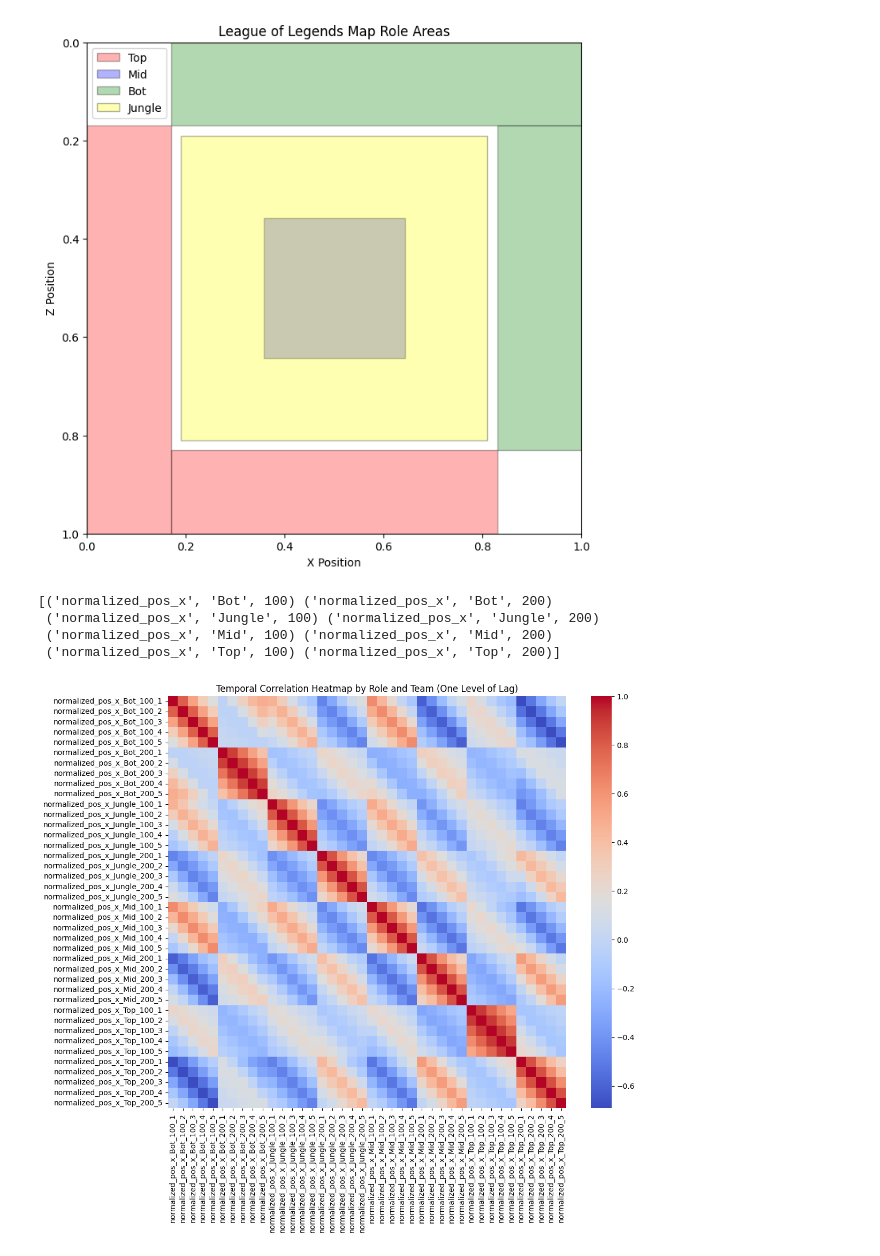
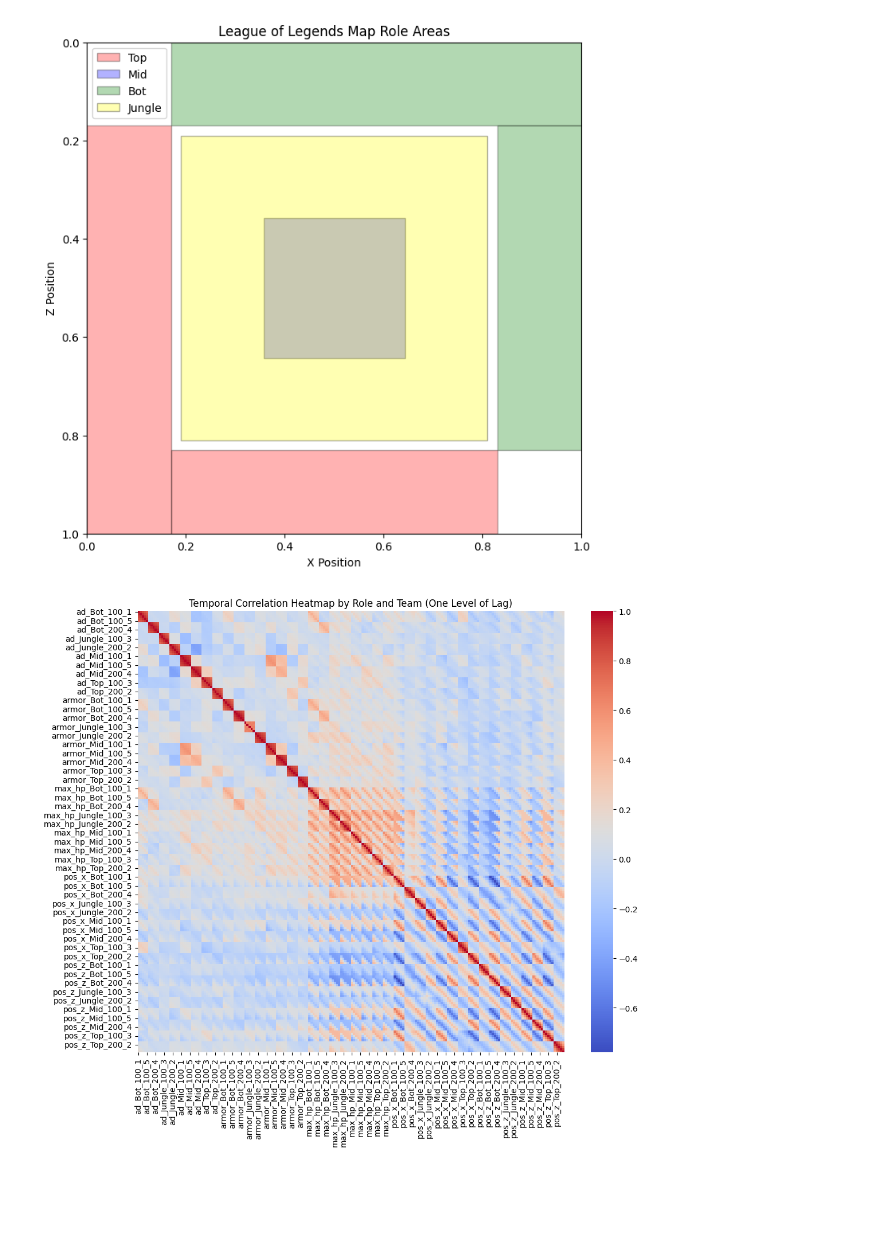
Before and after one commit to Tapiiri/Training-Machine-Learning-Models-for-E-sports-Spatiotemporal-Time-Series-Forecasting, a Jupyter notebook: all_player_features.ipynb, the cells around one changed output. Saved outputs shown, nothing was run; the diff lists cells and outputs as text; code cells hidden in the pictures; blank space fills up the shorter version.

```diff
--- a/all_player_features.ipynb
+++ b/all_player_features.ipynb
@@ -145,10 +145,10 @@ def plot_champion_positions(data, champion_names):
 def is_within_range(player_data, range_):
     x_min, x_max = sorted([range_[0][0], range_[1][0]])
     z_min, z_max = sorted([range_[0][1], range_[1][1]])
-    return np.sum((player_data['normalized_pos_x'] > x_min) &
-                  (player_data['normalized_pos_x'] < x_max) &
-                  (player_data['normalized_pos_z'] > z_min) &
-                  (player_data['normalized_pos_z'] < z_max))
+    return np.sum((player_data['pos_x'] > x_min) &
+                  (player_data['pos_x'] < x_max) &
+                  (player_data['pos_z'] > z_min) &
+                  (player_data['pos_z'] < z_max))
 
 # Function to assign roles to each player with dynamic ranges
 
@@ -210,11 +210,9 @@ for game_id, game_data in data.groupby('game_id'):
 data['role'] = data['name'].map(all_roles)
 # %%
 # Pivot the data so that each row contains values for all players at each timestamp, using roles and teams
-pivot_columns = ['normalized_pos_x']
+pivot_columns = ['pos_z', 'armor', 'max_hp', 'ad', 'pos_x']
 pivoted_data = data.pivot_table(
     index=['game_id', 'time'], columns=['role', 'team'], values=pivot_columns)
-
-print(pivoted_data.columns.values)
 
 # Flatten the MultiIndex columns
 pivoted_data.columns = ['_'.join([str(v) for v in col]).strip()
@@ -264,38 +262,34 @@ def sort_columns_properly(columns):
 sorted_columns_properly = sort_columns_properly(
     sliding_windows_data_lag.columns)
 sliding_windows_data_lag_sorted = sliding_windows_data_lag[sorted_columns_properly]
 
 # Function to reshape the sliding windows data for correlation analysis
 
 
 def reshape_sliding_windows(sliding_windows_data, window_size):
     reshaped_data = {}
     for col in sliding_windows_data.columns:
         if 'game' in col or 'time' in col:
             continue
 
         reshaped_data[col] = sliding_windows_data[col]
     return pd.DataFrame(reshaped_data)
 
 
 # Reshape the sliding windows data for correlation analysis
 reshaped_data_lag_sorted = reshape_sliding_windows(
     sliding_windows_data_lag_sorted, H)
 
 # Compute the correlation matrix
 correlation_matrix_lag_sorted = reshaped_data_lag_sorted.corr()
 
 # Visualize the correlation matrix as a heatmap
 plt.figure(figsize=(12, 10))
 sns.heatmap(correlation_matrix_lag_sorted, annot=False, cmap='coolwarm')
 plt.title('Temporal Correlation Heatmap by Role and Team (One Level of Lag)')
 plt.show()
 # %% [output]
-[('normalized_pos_x', 'Bot', 100) ('normalized_pos_x', 'Bot', 200)
- ('normalized_pos_x', 'Jungle', 100) ('normalized_pos_x', 'Jungle', 200)
- ('normalized_pos_x', 'Mid', 100) ('normalized_pos_x', 'Mid', 200)
- ('normalized_pos_x', 'Top', 100) ('normalized_pos_x', 'Top', 200)]
-[figure, old version]
+[figure, new version]
 # %%
 # Apply feature selection and random forest for each role
 from sklearn.feature_selection import mutual_info_regression
```
Also changed, not shown: parts of 3 cells of this notebook, 2 other files.
